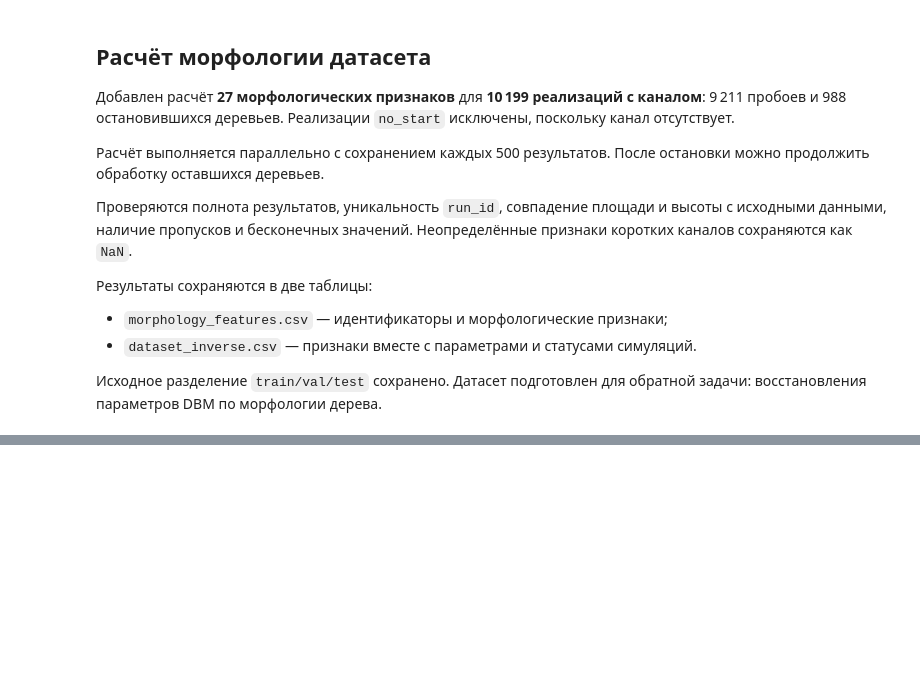
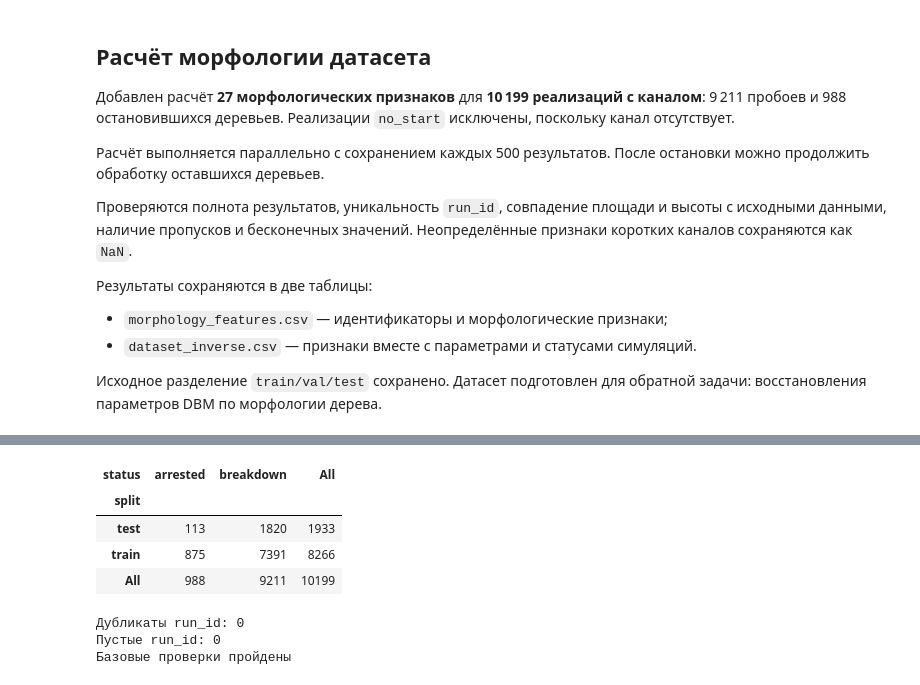
Before and after one commit to the-worst-student/dielectric-breakdown-model, a Jupyter notebook: notebooks/17_morphology_dataset.ipynb, the cells around one changed output, grey strips where cells are left out. Cells and saved outputs as stored; diff of their text form; code cells hidden in the pictures; blank space fills up the shorter version.

Commit message:
Finish morphology inverse-ML pipeline

```diff
--- a/notebooks/17_morphology_dataset.ipynb
+++ b/notebooks/17_morphology_dataset.ipynb
@@ -570,3 +570,16 @@ for output_file, frame in [
 - `dataset_inverse.csv` — признаки вместе с параметрами и статусами симуляций.
 
 Исходное разделение `train/val/test` сохранено. Датасет подготовлен для обратной задачи: восстановления параметров DBM по морфологии дерева.
+# %%
+inverse_dataset = pd.read_csv(
+    INVERSE_FILE,
+    dtype={
+        "disorder_seed": "uint64",
+        "random_seed": "uint64",
+    },
+)
+
+print("Количество реализаций:", len(inverse_dataset))
+print("Количество столбцов:", inverse_dataset.shape[1])
+
+display(inverse_dataset.head())
@@ -572,0 +596,27 @@ for output_file, frame in [
+# %%
+split_summary = pd.crosstab(
+    inverse_dataset["split"],
+    inverse_dataset["status"],
+    margins=True,
+)
+
+display(split_summary)
+# %% [output]
+| status | arrested | breakdown | All |
+| split |  |  |  |
+| test | 113 | 1820 | 1933 |
+| train | 875 | 7391 | 8266 |
+| All | 988 | 9211 | 10199 |
+# %%
+print("Дубликаты run_id:", inverse_dataset["run_id"].duplicated().sum())
+print("Пустые run_id:", inverse_dataset["run_id"].isna().sum())
+
+assert inverse_dataset["run_id"].notna().all()
+assert inverse_dataset["run_id"].is_unique
+assert inverse_dataset["split"].notna().all()
+
+print("Базовые проверки пройдены")
+# %% [output]
+Дубликаты run_id: 0
+Пустые run_id: 0
+Базовые проверки пройдены
```
Also changed, not shown: parts of 3 cells of this notebook, 2 other files.
